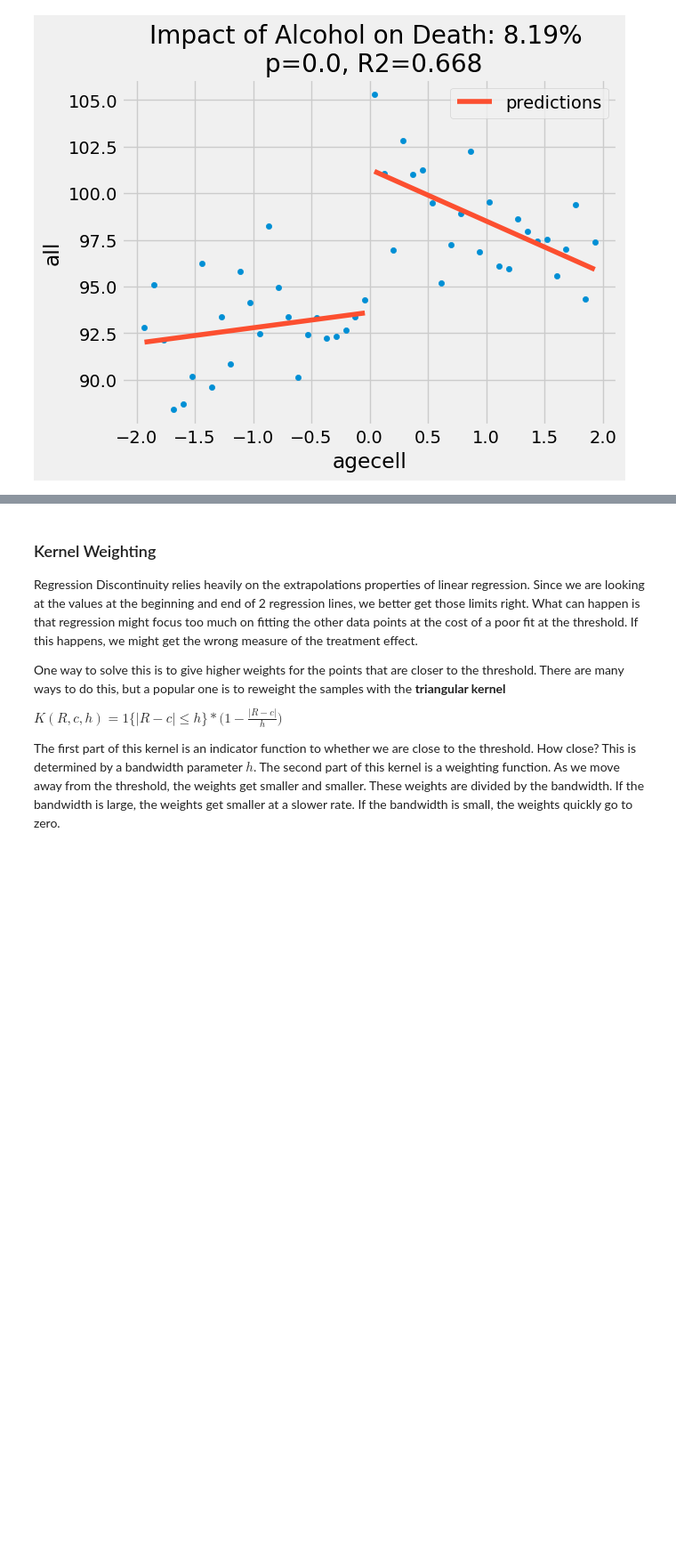
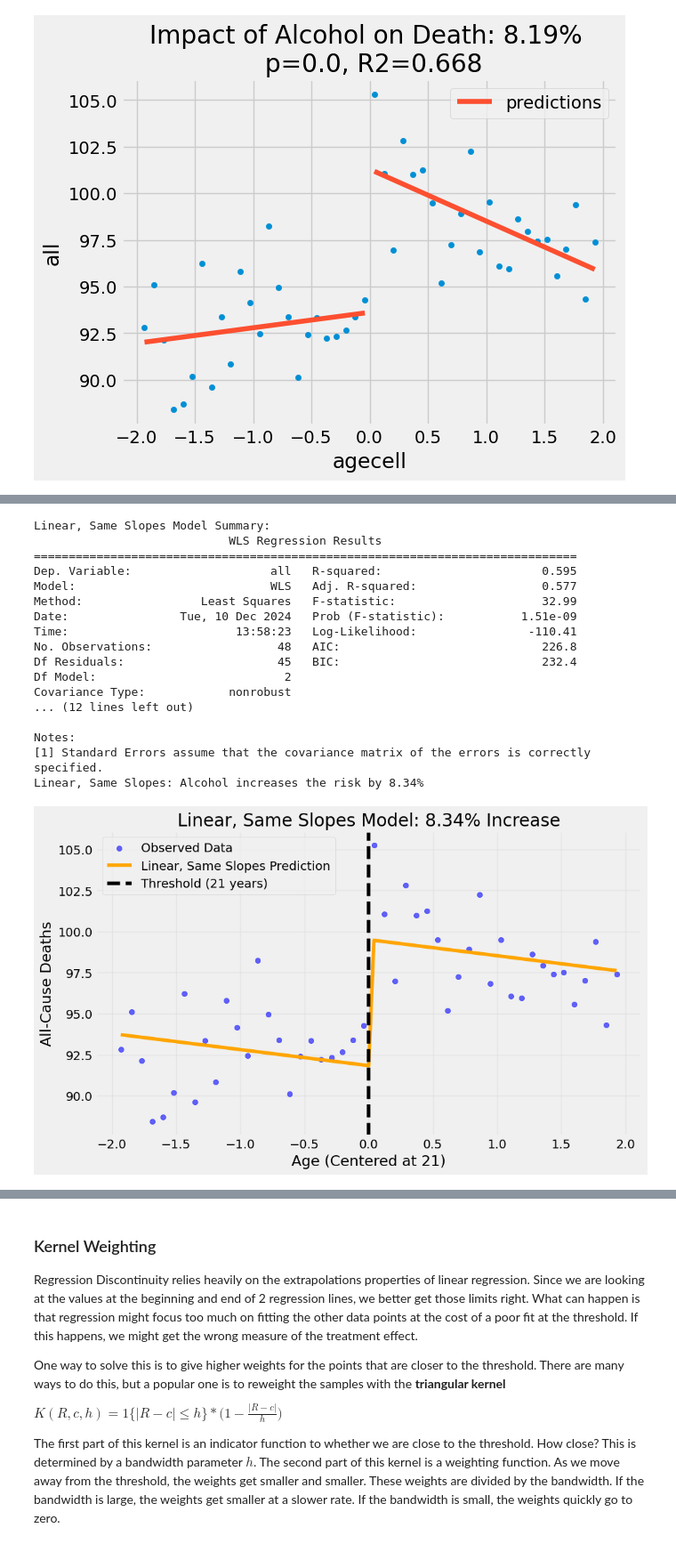
Before and after one commit to YIQISHENG/QM2, a Jupyter notebook: notebooks/W10_regression_discontinuity.ipynb, the cells around one changed output, grey strips where cells are left out. Shown at 89% size. Cells and saved outputs as stored; diff of their text form; code cells hidden in the pictures; blank space fills up the shorter version.

```diff
--- a/notebooks/W10_regression_discontinuity.ipynb
+++ b/notebooks/W10_regression_discontinuity.ipynb
@@ -314,0 +241,38 @@ Quadratic, Different Slopes: 0.6820789839088837
+# %%
+# Linear, Same Slopes Model
+model_linear_same = smf.wls("all ~ agecell + threshold", rdd_df).fit()
+print("Linear, Same Slopes Model Summary:")
+print(model_linear_same.summary())
+
+ate_linear_same = (model_linear_same.params["threshold"] / model_linear_same.params["Intercept"]) * 100
+print(f"Linear, Same Slopes: Alcohol increases the risk by {np.round(ate_linear_same, 2)}%")
+
+plt.figure(figsize=(10, 6))
+plt.scatter(rdd_df["agecell"], rdd_df["all"], label="Observed Data", color="blue", alpha=0.6)
+plt.plot(rdd_df["agecell"], model_linear_same.predict(rdd_df), label="Linear, Same Slopes Prediction", color="orange")
+plt.axvline(x=0, color="black", linestyle="--", label="Threshold (21 years)")
+plt.title(f"Linear, Same Slopes Model: {np.round(ate_linear_same, 2)}% Increase")
+plt.xlabel("Age (Centered at 21)")
+plt.ylabel("All-Cause Deaths")
+plt.legend()
+plt.grid(alpha=0.3)
+plt.show()
+# %% [output]
+Linear, Same Slopes Model Summary:
+                            WLS Regression Results
+==============================================================================
+Dep. Variable:                    all   R-squared:                       0.595
+Model:                            WLS   Adj. R-squared:                  0.577
+Method:                 Least Squares   F-statistic:                     32.99
+Date:                Tue, 10 Dec 2024   Prob (F-statistic):           1.51e-09
+Time:                        13:58:23   Log-Likelihood:                -110.41
+No. Observations:                  48   AIC:                             226.8
+Df Residuals:                      45   BIC:                             232.4
+Df Model:                           2
+Covariance Type:            nonrobust
+... (12 lines left out)
+
+Notes:
+[1] Standard Errors assume that the covariance matrix of the errors is correctly specified.
+Linear, Same Slopes: Alcohol increases the risk by 8.34%
+[figure, added]
```
Also changed, not shown: parts of 7 cells of this notebook.
